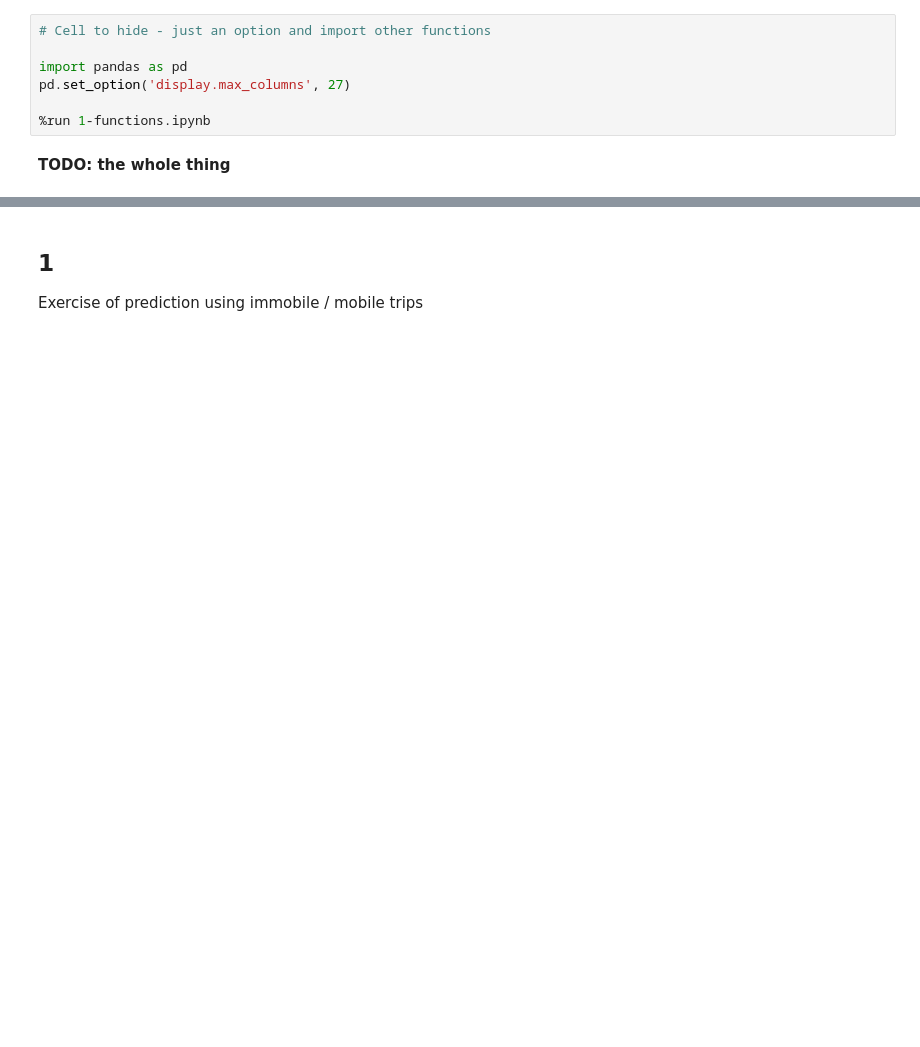
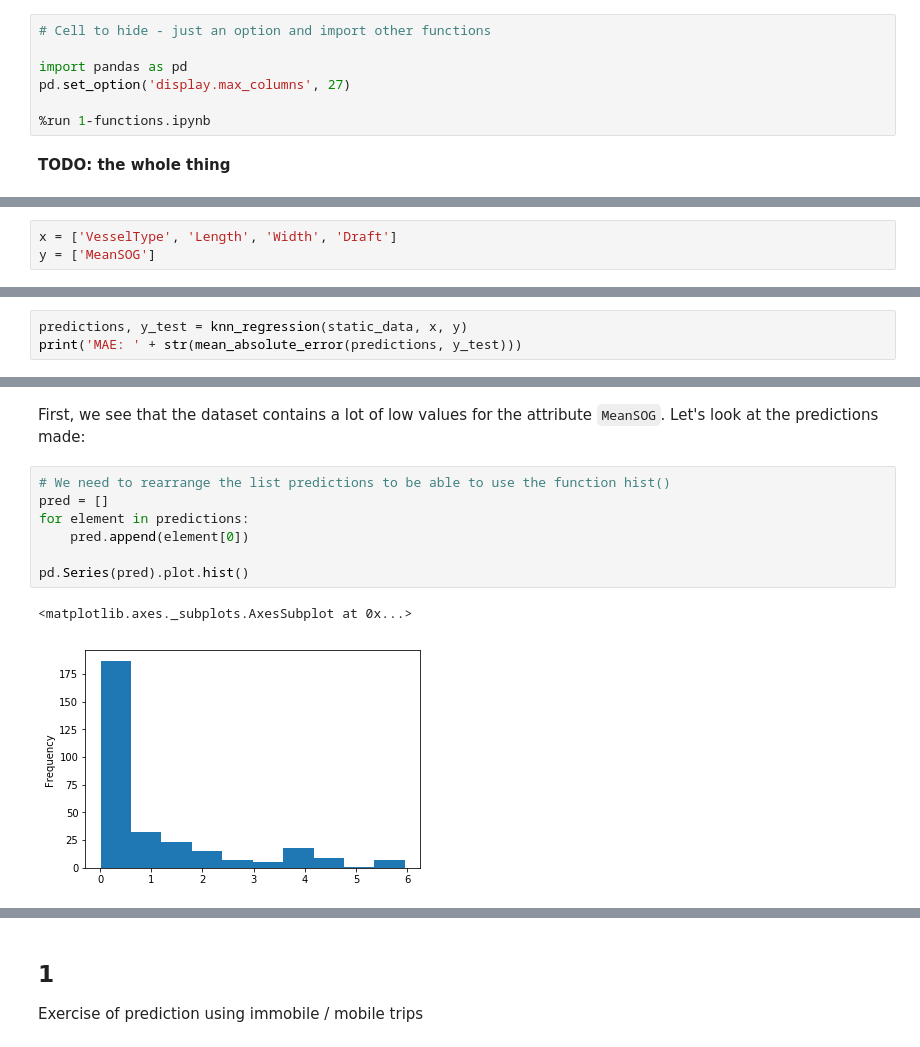
Before and after one commit to xldrkp/jb-test, a Jupyter notebook: content/chapter1-numerical/1-2-3-biased.ipynb, the cells around one changed output, grey strips where cells are left out. Drawn from its saved outputs; the diff is of its cells as text; blank space fills up the shorter version.

```diff
--- a/content/chapter1-numerical/1-2-3-biased.ipynb
+++ b/content/chapter1-numerical/1-2-3-biased.ipynb
@@ -18,0 +31,3 @@ __TODO: the whole thing__
+# %%
+x = ['VesselType', 'Length', 'Width', 'Draft']
+y = ['MeanSOG']
@@ -18,0 +36,3 @@ __TODO: the whole thing__
+# %%
+predictions, y_test = knn_regression(static_data, x, y)
+print('MAE: ' + str(mean_absolute_error(predictions, y_test)))
@@ -18,0 +62,12 @@ __TODO: the whole thing__
+# %% [markdown]
+First, we see that the dataset contains a lot of low values for the attribute ``MeanSOG``. Let's look at the predictions made:
+# %%
+# We need to rearrange the list predictions to be able to use the function hist()
+pred = []
+for element in predictions:
+    pred.append(element[0])
+
+pd.Series(pred).plot.hist()
+# %% [output]
+<matplotlib.axes._subplots.AxesSubplot at 0x...>
+[figure, added]
```
Also changed, not shown: parts of 40 cells of this notebook.
